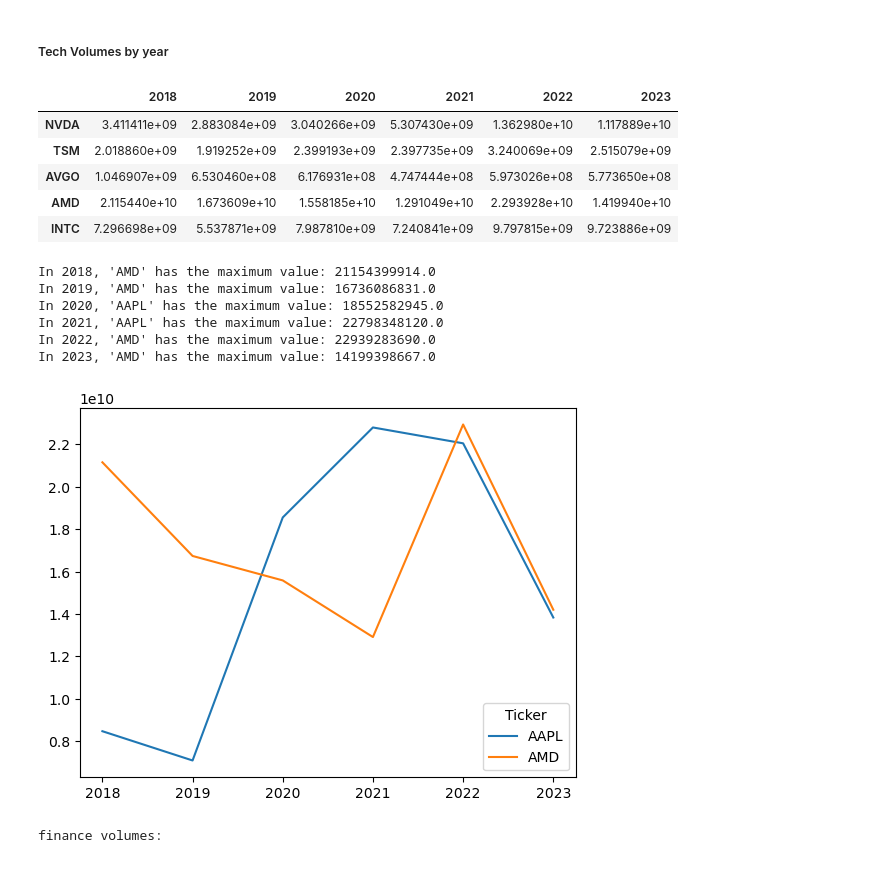
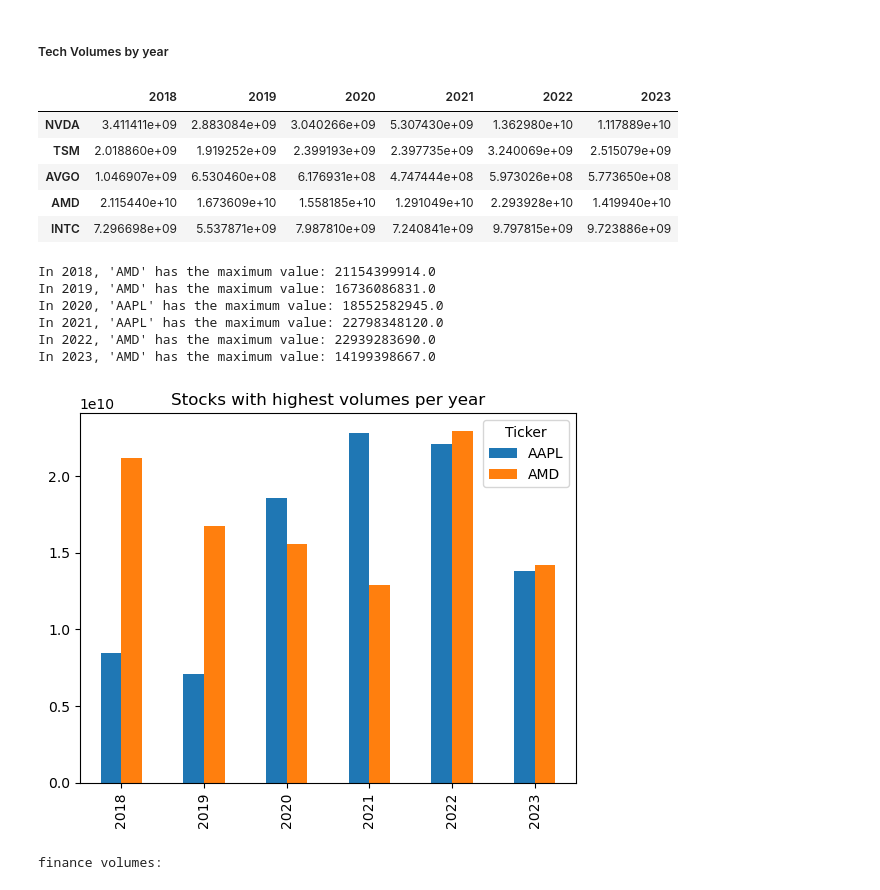
Before and after one commit to alisonands/Stock-Analysis, a Jupyter notebook: Tech/visualizations.ipynb, the cells around one changed output. Cells and saved outputs as stored; diff of their text form; code cells hidden in the pictures.

```diff
--- a/Tech/visualizations.ipynb
+++ b/Tech/visualizations.ipynb
@@ -8,7 +8,7 @@ import pandas as pd
 import numpy as np
 import matplotlib.pyplot as plt
 # %%
-tech_data = pd.read_csv('tech_data_update.csv').drop(columns={'Unnamed: 0'})
+tech_data = pd.read_csv('tech_data.csv').drop(columns={'Unnamed: 0'})
 finance_data = pd.read_csv('../ExtractFinances/Financial_stock_data.csv')
 auto_data = pd.read_csv('../Automotive/final_auto_stock_data.csv')
 # %%
@@ -121,35 +121,36 @@ tech_data['Date'] = pd.to_datetime(tech_data['Date'])
 tech_stocks = tech_data['Ticker'].unique()
 volumes_tech = pd.DataFrame(index = tech_stocks)
 
 for stock in tech_stocks:
     for year in years:
         # print(stock, year)
         temp_df = tech_data[tech_data['Ticker'] == stock]
         volumes_tech.loc[stock, str(year)] = temp_df[temp_df['Date'].dt.year == year]['Volume'].sum()
 display(volumes_tech.head())
 
 volumes_tech.index.name = 'Ticker'
-volumes_tech.loc[['AAPL', 'AMD']].transpose().plot()
+volumes_tech.loc[['AAPL', 'AMD']].transpose().plot(kind = 'bar')
+plt.title('Stocks with highest volumes per year')
 max_idx = volumes_tech.idxmax()
 max_values = volumes_tech.max()
 
 # Display the result
 for year, (index, value) in zip(volumes_tech.columns, zip(max_idx, max_values)):
     print(f"In {year}, '{index}' has the maximum value: {value}")
 # %% [output]
 |  | 2018 | 2019 | 2020 | 2021 | 2022 | 2023 |
 | NVDA | 3.411411e+09 | 2.883084e+09 | 3.040266e+09 | 5.307430e+09 | 1.362980e+10 | 1.117889e+10 |
 | TSM | 2.018860e+09 | 1.919252e+09 | 2.399193e+09 | 2.397735e+09 | 3.240069e+09 | 2.515079e+09 |
 | AVGO | 1.046907e+09 | 6.530460e+08 | 6.176931e+08 | 4.747444e+08 | 5.973026e+08 | 5.773650e+08 |
 | AMD | 2.115440e+10 | 1.673609e+10 | 1.558185e+10 | 1.291049e+10 | 2.293928e+10 | 1.419940e+10 |
 | INTC | 7.296698e+09 | 5.537871e+09 | 7.987810e+09 | 7.240841e+09 | 9.797815e+09 | 9.723886e+09 |
 In 2018, 'AMD' has the maximum value: 21154399914.0
 In 2019, 'AMD' has the maximum value: 16736086831.0
 In 2020, 'AAPL' has the maximum value: 18552582945.0
 In 2021, 'AAPL' has the maximum value: 22798348120.0
 In 2022, 'AMD' has the maximum value: 22939283690.0
 In 2023, 'AMD' has the maximum value: 14199398667.0
-[figure, old version]
+[figure, new version]
 # %%
 # calculating finance volumes per year
 finance_data['Date'] = pd.to_datetime(finance_data['Date'])
```
Also changed, not shown: parts of 2 cells of this notebook.
